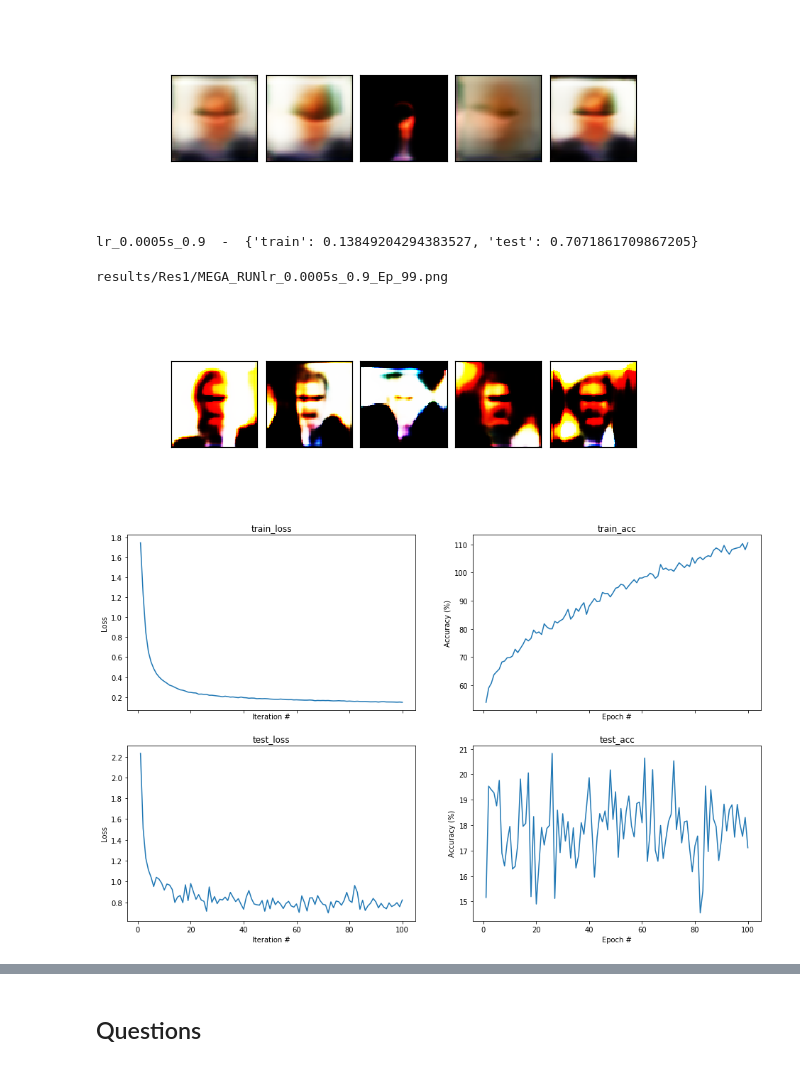
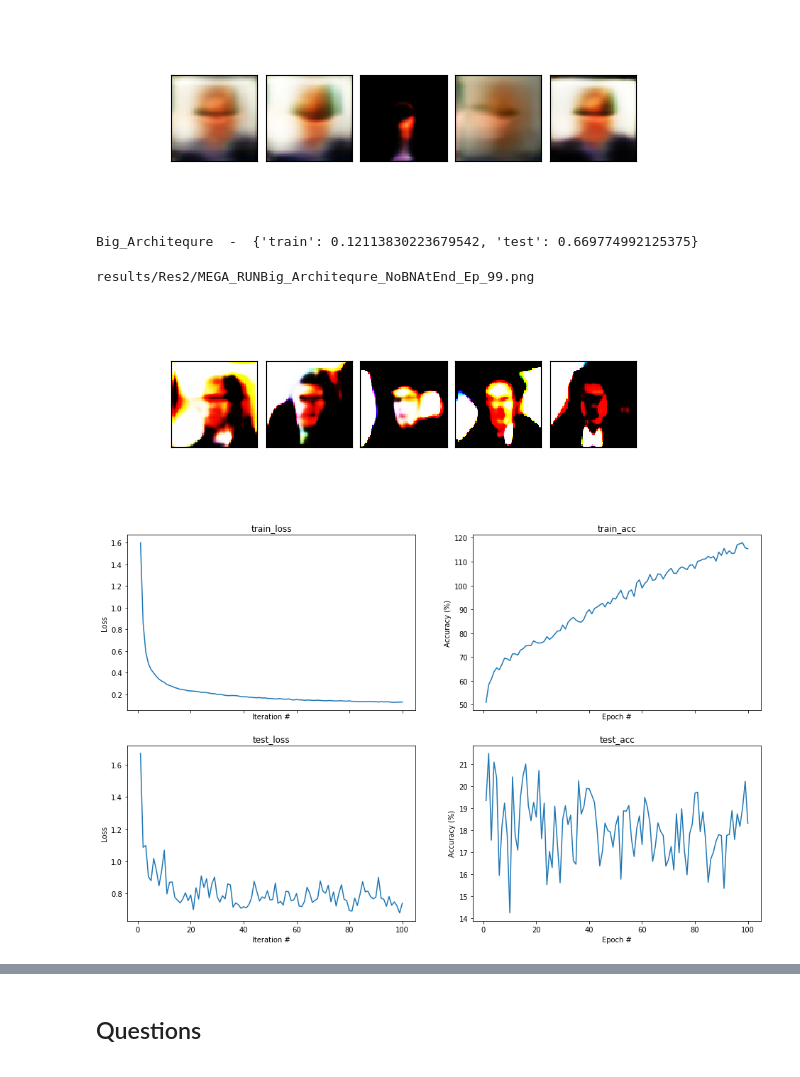
Before and after one commit to natsala13/cs236605-hw3, a Jupyter notebook: Part2_VAE.ipynb, the cells around one changed output, grey strips where cells are left out. Drawn from its saved outputs; the diff is of its cells as text; code cells hidden in the pictures.

```diff
--- a/Part2_VAE.ipynb
+++ b/Part2_VAE.ipynb
@@ -593,7 +593,7 @@ Image(f)
 # %% [output]
 [figure]
 # %%
-RES1 = './results/Res2/'
+RES1 = './results/Res4/'
 
 D = np.load(RES1 + 'RunFinal.npy').item()
 i = 0
@@ -603,15 +603,15 @@ for key in D.keys():
     if i % 3 == 0:
         print()
 # %% [output]
-lr_0.0005s_0.9  -  {'train': 0.13849204294383527, 'test': 0.7071861709867205}
+Big_Architequre  -  {'train': 0.12113830223679542, 'test': 0.669774992125375}
 # %%
-filename = plotResults('lr_0.0005s_0.9', 'Res1')
+filename = plotResults('Big_Architequre_NoBNAtEnd', 'Res2')
 print(filename)
 Image(filename)
 # %% [output]
-results/Res1/MEGA_RUNlr_0.0005s_0.9_Ep_99.png
+results/Res2/MEGA_RUNBig_Architequre_NoBNAtEnd_Ep_99.png
-[figure, old version]
+[figure, new version]
-[figure, old version]
+[figure, new version]
 # %%
 # Lets try an experiment
 
```
Also changed, not shown: parts of 1 cell of this notebook, 2 other files.
